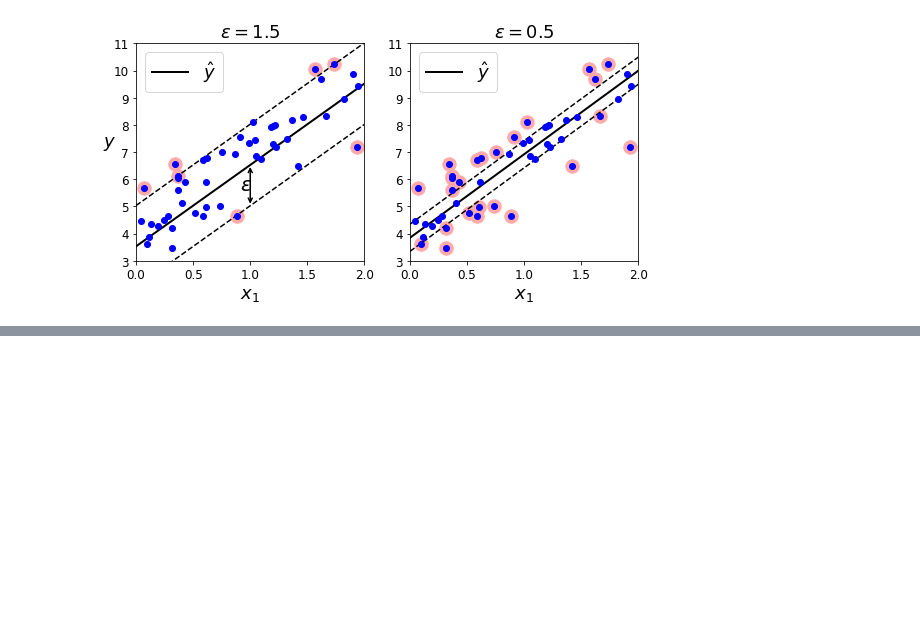
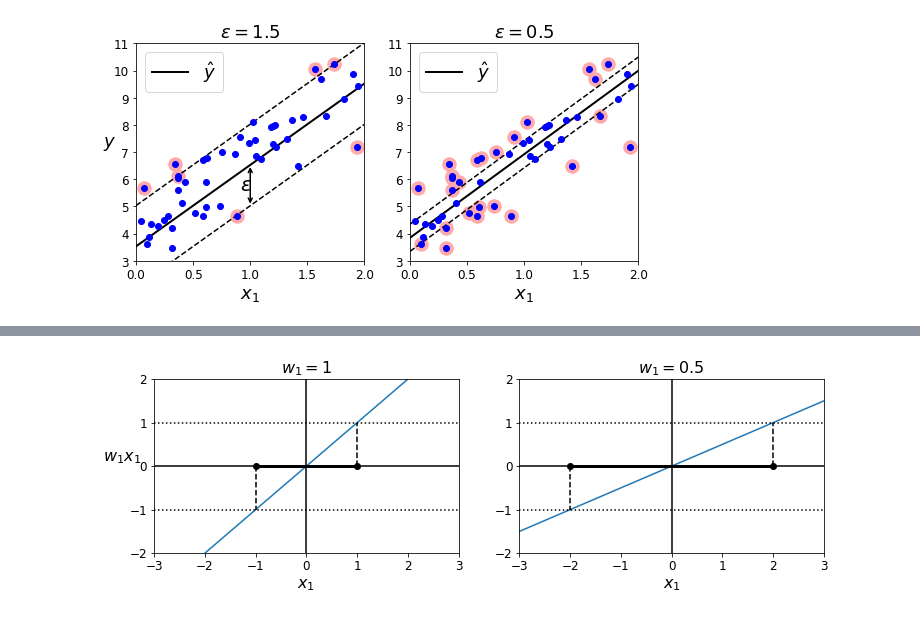
Before and after one commit to thephet/handson_ml, a Jupyter notebook: 05_support_vector_machines.ipynb, the cells around one changed output, grey strips where cells are left out. Saved outputs shown, nothing was run; the diff lists cells and outputs as text; code cells hidden in the pictures; blank space fills up the shorter version.

```diff
--- a/05_support_vector_machines.ipynb
+++ b/05_support_vector_machines.ipynb
@@ -554,0 +632,28 @@ plt.show()
+# %%
+def plot_2D_decision_function(w, b, ylabel=True, x1_lim=[-3, 3]):
+    x1 = np.linspace(x1_lim[0], x1_lim[1], 200)
+    y = w * x1 + b
+    m = 1 / w
+
+    plt.plot(x1, y)
+    plt.plot(x1_lim, [1, 1], "k:")
+    plt.plot(x1_lim, [-1, -1], "k:")
+    plt.axhline(y=0, color='k')
+    plt.axvline(x=0, color='k')
+    plt.plot([m, m], [0, 1], "k--")
+    plt.plot([-m, -m], [0, -1], "k--")
+    plt.plot([-m, m], [0, 0], "k-o", linewidth=3)
+    plt.axis(x1_lim + [-2, 2])
+    plt.xlabel(r"$x_1$", fontsize=16)
+    if ylabel:
+        plt.ylabel(r"$w_1 x_1$  ", rotation=0, fontsize=16)
+    plt.title(r"$w_1 = {}$".format(w), fontsize=16)
+
+plt.figure(figsize=(12, 3.2))
+plt.subplot(121)
+plot_2D_decision_function(1, 0)
+plt.subplot(122)
+plot_2D_decision_function(0.5, 0, ylabel=False)
+plt.show()
+# %% [output]
+[figure, added]
```
Also changed, not shown: parts of 35 cells of this notebook.
